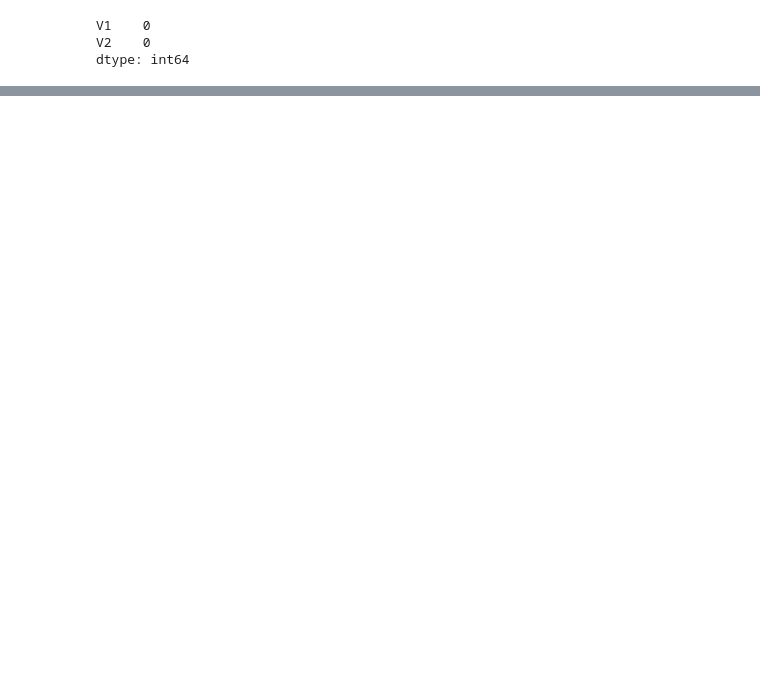
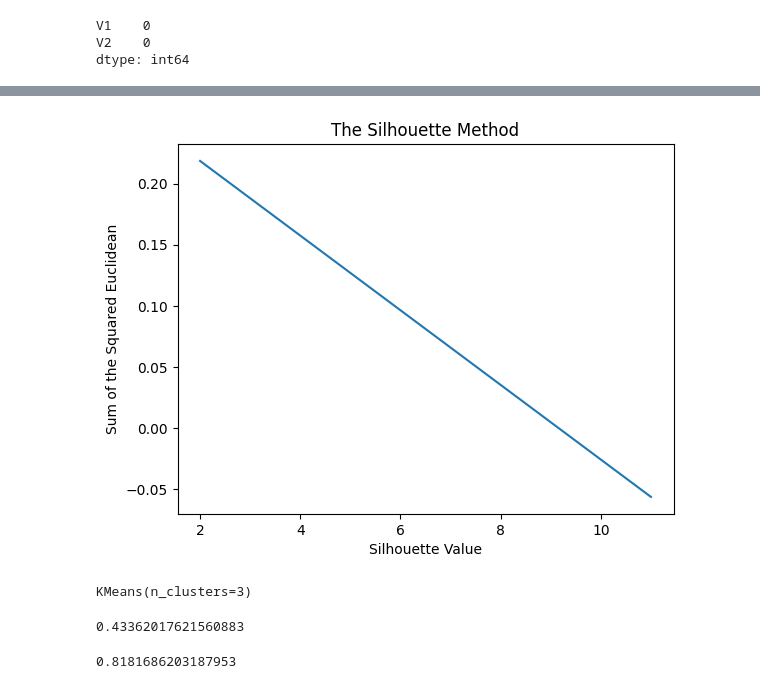
Before and after one commit to Chissanu/KMITL, a Jupyter notebook: Cognitive/K-means/main.ipynb, the cells around one changed output, grey strips where cells are left out. Drawn from its saved outputs; the diff is of its cells as text; code cells hidden in the pictures; blank space fills up the shorter version.

```diff
--- a/Cognitive/K-means/main.ipynb
+++ b/Cognitive/K-means/main.ipynb
@@ -153,0 +92,3 @@ plt.show()
+# %%
+data = np.column_stack((df.V1, df.V2))
+data
@@ -153,0 +103,32 @@ plt.show()
+# %%
+from sklearn.metrics import silhouette_score
+
+sil = []
+krange = (2, 11)
+
+# dissimilarity would not be defined for a single cluster, thus, minimum number of clusters should be 2
+for k in krange:
+  kmeans = KMeans(n_clusters = k).fit(X)
+  labels = kmeans.labels_
+  sil.append(silhouette_score(data, labels, metric = 'euclidean'))
+
+plt.title('The Silhouette Method')
+plt.plot(krange,sil)
+plt.xlabel('Silhouette Value')
+plt.ylabel('Sum of the Squared Euclidean')
+plt.show()
+
+model = KMeans(n_clusters=3)
+model.fit(data)
+# %% [output]
+[figure, added]
+KMeans(n_clusters=3)
+# %%
+silhouette_score(data, model.labels_)
+# %% [output]
+0.43362017621560883
+# %%
+from sklearn.metrics import davies_bouldin_score
+davies_bouldin_score(data, model.labels_)
+# %% [output]
+0.8181686203187953
```
Also changed, not shown: parts of 13 cells of this notebook, 2 other files.
